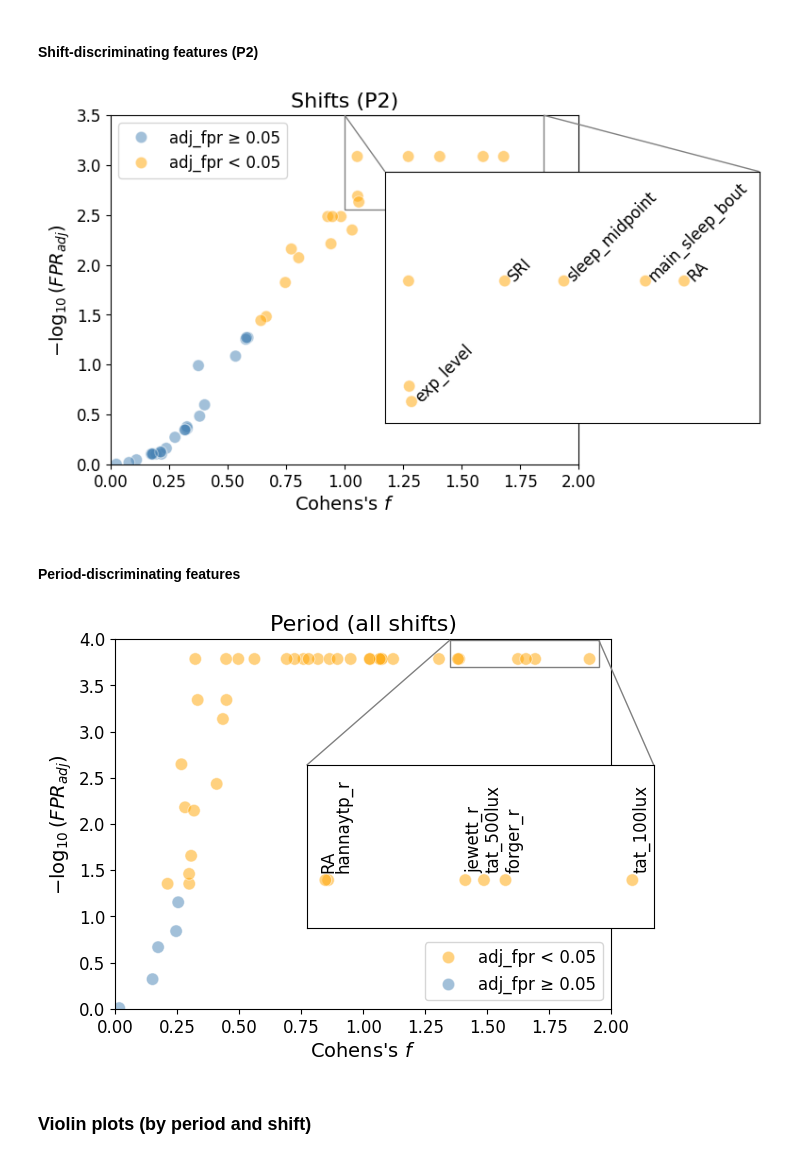
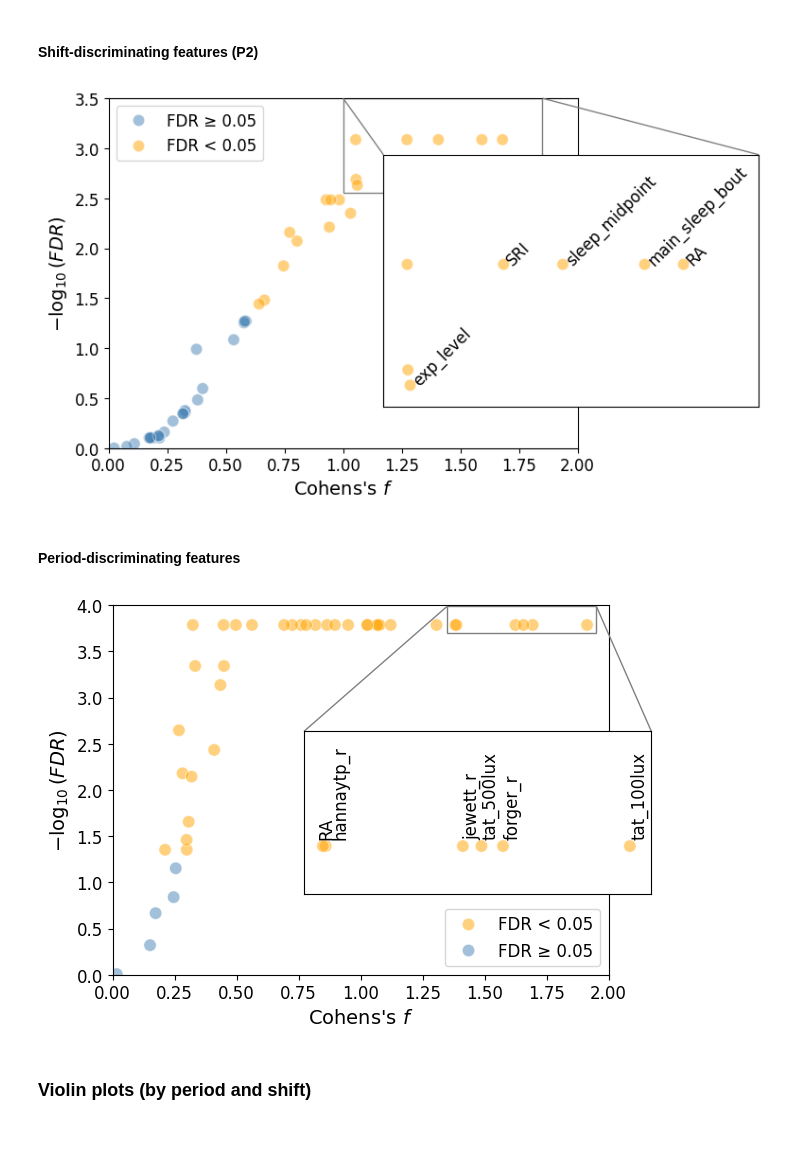
Before and after one commit to djmarques/circStudio, a Jupyter notebook: notebooks/submarine_project/submarine_analysis.ipynb, the cells around one changed output. Saved outputs shown, nothing was run; the diff lists cells and outputs as text; code cells hidden in the pictures.

```diff
--- a/notebooks/submarine_project/submarine_analysis.ipynb
+++ b/notebooks/submarine_project/submarine_analysis.ipynb
@@ -2526,10 +2533,10 @@ plt.show()
 dffp = df.loc[(df['factor'] == 'shift') & (df['metric_type'] == 'f') & (df['used'] == 'p2')].copy()
 
 # Fixed color pallete for significance
-sig_palette = {'adj_fpr < 0.05': 'orange', 'adj_fpr ≥ 0.05': 'steelblue'}
+sig_palette = {'FDR < 0.05': 'orange', 'FDR ≥ 0.05': 'steelblue'}
 
 # Create a significance labeling for hue
-dffp['significance'] = np.where(dffp['fpr_bh'] < 0.05, 'adj_fpr < 0.05', 'adj_fpr ≥ 0.05')
+dffp['significance'] = np.where(dffp['fpr_bh'] < 0.05, 'FDR < 0.05', 'FDR ≥ 0.05')
 
 # Create a top 10 ranking based on effect size
 dffp['cohens_f_rank'] = dffp['cohens_f'].rank()
@@ -2592,12 +2599,12 @@ ax.legend(title='', fontsize=12)
 ax.set_xlim([0, 2])
 ax.set_ylim([0, 3.5])
 ax.set_xlabel('Cohens\'s $f$', fontsize=14)
-ax.set_ylabel(r'$-\log_{10}(FPR_{adj})$', fontsize=14)
-ax.set_title('Shifts (P2)', fontsize=16)
+ax.set_ylabel(r'$-\log_{10}(FDR)$', fontsize=14)
+#ax.set_title('Shifts (P2)', fontsize=16)
 ax.tick_params(axis='both', labelsize=12)
 plt.show()
 # %% [output]
-[figure, old version]
+[figure, new version]
 # %% [markdown]
 #### Period-discriminating features
 # %%
@@ -2605,14 +2612,14 @@ plt.show()
 from mpl_toolkits.axes_grid1.inset_locator import inset_axes, mark_inset
 
 # Fixed color pallete for significance
-sig_palette = {'adj_fpr < 0.05': 'orange', 'adj_fpr ≥ 0.05': 'steelblue'}
+sig_palette = {'FDR < 0.05': 'orange', 'FDR ≥ 0.05': 'steelblue'}
 
 # Open dataframe containing f-stats
 df = pd.read_csv(os.path.join('..', 'data', 'processed', 'fpr', 'f_fpr_adjusted_effsize.csv'))
 
 # Filter and compute new columns
 dffp = df.loc[(df['factor'] == 'period') & (df['metric_type'] == 'f') & (df['used'] == 'all')].copy()
-dffp['significance'] = np.where(dffp['fpr_bh'] < 0.05, 'adj_fpr < 0.05', 'adj_fpr ≥ 0.05')
+dffp['significance'] = np.where(dffp['fpr_bh'] < 0.05, 'FDR < 0.05', 'FDR ≥ 0.05')
 dffp['cohens_f_rank'] = dffp['cohens_f'].rank()
 dffp['top_5'] = np.where(dffp.index.isin(dffp['cohens_f_rank'].nlargest(6).index), 1, 0)
 
@@ -2632,8 +2639,8 @@ sns.scatterplot(
 ax.set_xlim([0, 2])
 ax.set_ylim([0, 4])
 ax.set_xlabel('Cohens\'s $f$', fontsize=14)
-ax.set_ylabel(r'$-\log_{10}(FPR_{adj})$', fontsize=14)
-ax.set_title('Period (all shifts)', fontsize=16)
+ax.set_ylabel(r'$-\log_{10}(FDR)$', fontsize=14)
+#ax.set_title('Period (all shifts)', fontsize=16)
 
 # Inset (zoomed-in) plot
 #axins = inset_axes(ax, width="70%", height="40%", loc="center right")
@@ -2670,34 +2677,34 @@ for i, (_, row) in enumerate(dffp[dffp['top_5'] == 1].iterrows()):
             -np.log10(row['fpr_bh']) + 0.02,
             row['feature'],
             fontsize=12,
             rotation=90
         )
     elif row['feature'] == 'hannaytp_r':
         axins.text(
             row['cohens_f'] + 0.015,
             -np.log10(row['fpr_bh']) + 0.02,
             row['feature'],
             fontsize=12,
             rotation=90
         )
     else:
         axins.text(
             row['cohens_f'],
             -np.log10(row['fpr_bh']) + 0.02,
             row['feature'],
             fontsize=12,
             rotation=90
         )
 
 # Mark the zoomed-in area on the main plot
 mark_inset(ax, axins, loc1=2, loc2=1, fc="none", ec="0.5")
 
 # Omit legend of main axis legend and adjust font size
 ax.tick_params(axis='both', labelsize=12)
 ax.legend(title='', fontsize=12)
 plt.show()
 # %% [output]
-[figure, old version]
+[figure, new version]
 # %% [markdown]
 ### Violin plots (by period and shift)
 # %% [markdown]
```
Also changed, not shown: parts of 8 cells of this notebook.
